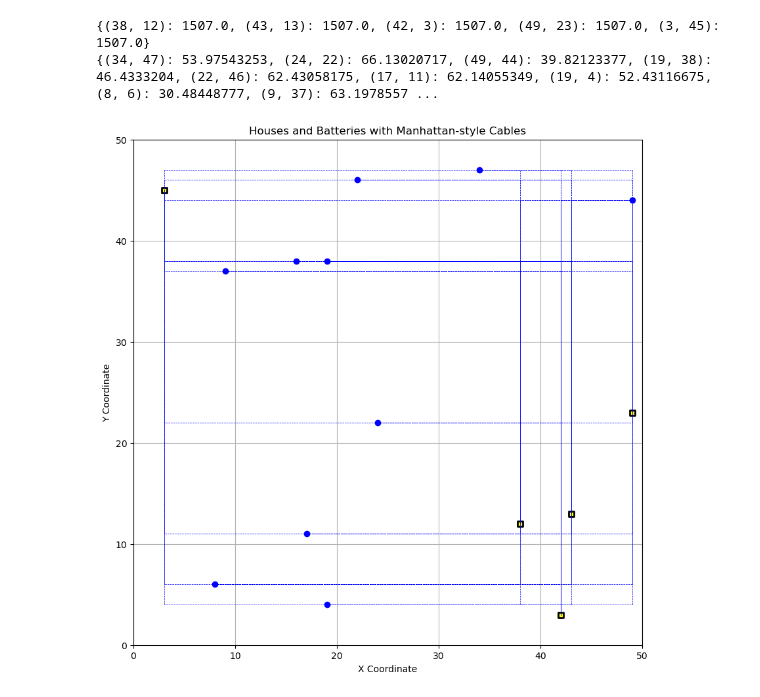
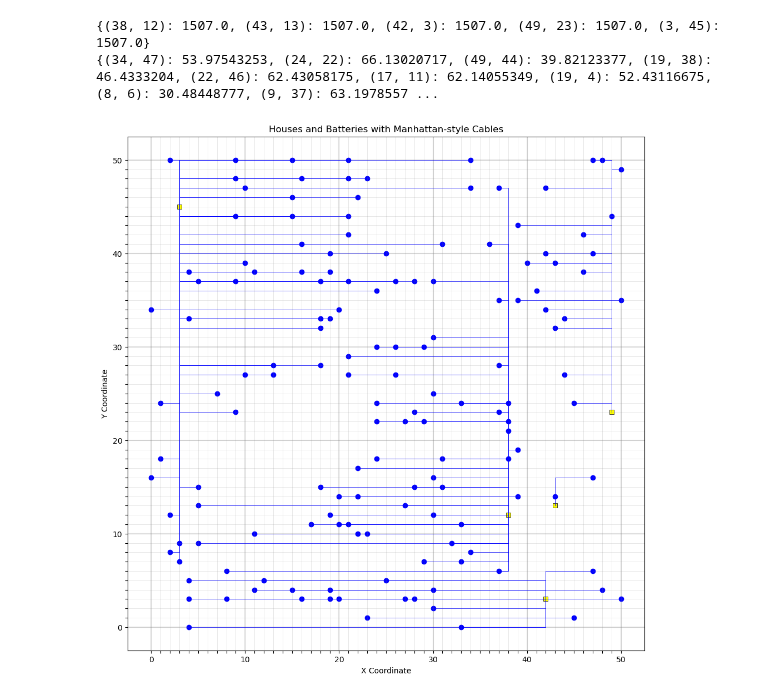
Before and after one commit to AntoniovanDijck/YakuzAI, a Jupyter notebook: Visualize_testing.ipynb, the cells around one changed output. Saved outputs shown, nothing was run; the diff lists cells and outputs as text; code cells hidden in the pictures.

Commit message:
Made the Visualize_testing so that all houess are connected to the nearest battery only

```diff
--- a/Visualize_testing.ipynb
+++ b/Visualize_testing.ipynb
@@ -30,36 +30,45 @@ print(first_20_houses)
 # %% [output]
 {(38, 12): 1507.0, (43, 13): 1507.0, (42, 3): 1507.0, (49, 23): 1507.0, (3, 45): 1507.0}
 {(34, 47): 53.97543253, (24, 22): 66.13020717, (49, 44): 39.82123377, (19, 38): 46.4333204, (22, 46): 62.43058175, (17, 11): 62.14055349, (19, 4): 52.43116675, (8, 6): 30.48448777, (9, 37): 63.1978557 ...
-# %%
-# create a 50x50 grid plot
-plt.figure(figsize=(10, 10))
-plt.axis([0, 50, 0, 50])
-plt.grid()
-
-# plot the houses and batteries
-first_ten_houses = first_n_items_of_dict(houses, 10)
-
-for house_position in first_ten_houses.keys():
-    plt.scatter(*house_position, color='blue', label='House')
-
-for battery_position in first_five_batteries.keys():
-    plt.scatter(*battery_position, color='yellow', edgecolors='black', linewidth=0.5, marker='s', label='Battery')
-
-    # connect each house manhattan style to nearest points
-    for house_position in first_ten_houses.keys():
-        #find a corner point: https://www.geeksforgeeks.org/find-the-integer-points-x-y-with-manhattan-distance-atleast-n/
-        corner_point = battery_position[0], house_position[1]
-
-        # draw horizontal line
-        plt.plot([house_position[0], corner_point[0]], [house_position[1], corner_point[1]], 'b--', linewidth=0.5)
-
-        # draw vertical line (corner to battery)
-        plt.plot([corner_point[0], battery_position[0]], [corner_point[1], battery_position[1]], 'b--', linewidth=0.5)
-
-plt.xlabel('X Coordinate')
-plt.ylabel('Y Coordinate')
-plt.title('Houses and Batteries with Manhattan-style Cables')
-
-plt.show()
-# %% [output]
-[figure, removed]
+# %%
+import matplotlib.pyplot as plt
+import numpy as np
+
+# Assuming you have dictionaries 'houses' and 'batteries' containing positions
+
+# Create a larger figure with a 15x15-inch size
+fig, ax = plt.subplots(figsize=(12, 12))
+ax.set_xticks(np.arange(0, 51, 1))
+ax.set_yticks(np.arange(0, 51, 1))
+
+# The lines are opaque and grey
+ax.grid(linestyle='-', linewidth='0.5', alpha=0.25, color='grey', zorder=0)
+
+# Every 10th line is bold
+for i in range(0, 51, 10):
+    ax.axvline(x=i, color='grey', linestyle='-', linewidth=1.5, alpha=0.25, zorder=0)
+    ax.axhline(y=i, color='grey', linestyle='-', linewidth=1.5, alpha=0.25, zorder=0)
+
+# Only index every 10th line
+ax.set_xticklabels([str(i) if i % 10 == 0 else '' for i in np.arange(0, 51, 1)])
+ax.set_yticklabels([str(i) if i % 10 == 0 else '' for i in np.arange(0, 51, 1)])
+
+# Plot the houses and batteries
+for house_position in houses.keys():
+    plt.scatter(*house_position, color='blue', label='House')
+
+    # Find the nearest battery for each house
+    nearest_battery = min(batteries.keys(), key=lambda x: abs(x[0] - house_position[0]) + abs(x[1] - house_position[1]))
+
+    # Connect each house to its nearest battery (horizontally and vertically)
+    plt.plot([house_position[0], nearest_battery[0], nearest_battery[0]], [house_position[1], house_position[1], nearest_battery[1]], 'b-', linewidth=0.5)
+
+for battery_position in batteries.keys():
+    plt.scatter(*battery_position, color='yellow', edgecolors='black', linewidth=0.5, marker='s', label='Battery')
+
+
+plt.title('Houses and Batteries with Manhattan-style Cables')
+
+plt.show()
+# %% [output]
+[figure, added]
```
Also changed, not shown: 1 other file.
